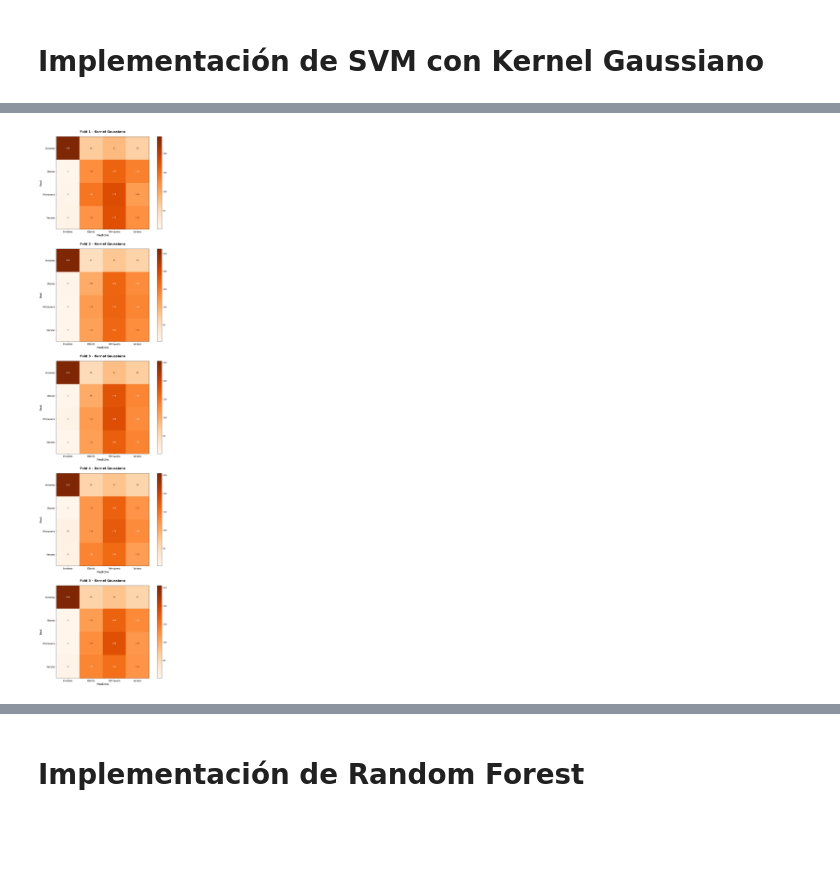
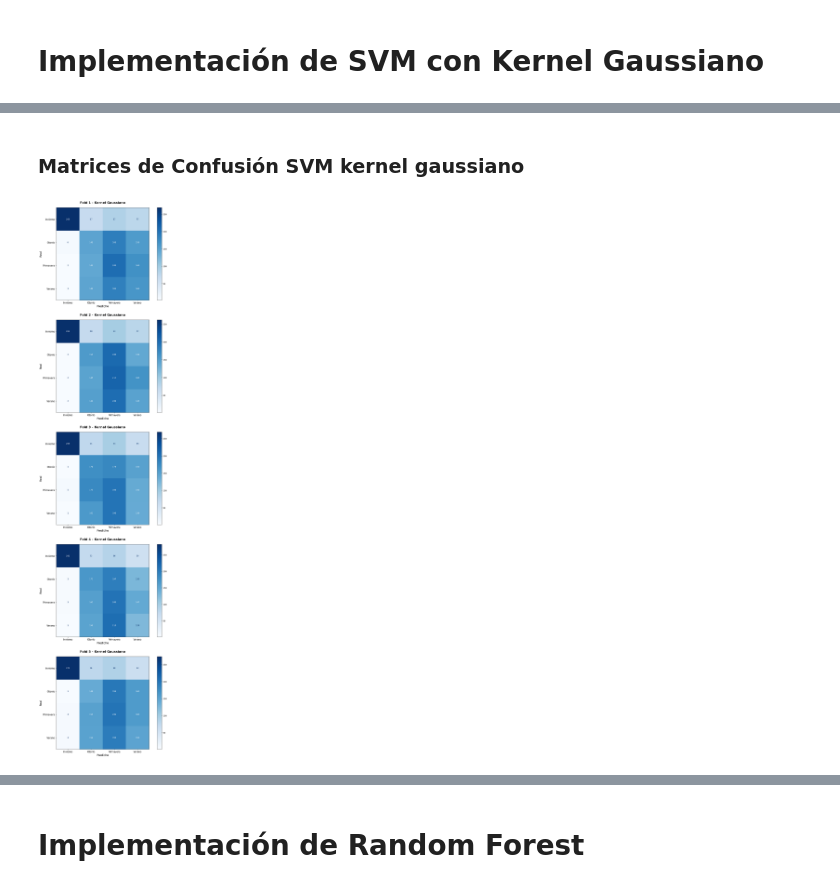
Before and after one commit to Fabrote/season-classifier, a Jupyter notebook: MD-TP3_TAPIA-PALACIO.ipynb, the cells around one changed output, grey strips where cells are left out. Cells and saved outputs as stored; diff of their text form; code cells hidden in the pictures; blank space fills up the shorter version.

```diff
--- a/MD-TP3_TAPIA-PALACIO.ipynb
+++ b/MD-TP3_TAPIA-PALACIO.ipynb
@@ -579,0 +655,43 @@ dtype: float64
+# %%
+best_C = grid_search_rbf.best_params_["classifier__C"]
+best_gamma = grid_search_rbf.best_params_["classifier__gamma"]
+
+resultados_rbf = []
+matrices_rbf = []
+
+for i, (train_idx, test_idx) in enumerate(skf.split(X, y), start=1):
+
+    X_train_fold, X_test_fold = X.iloc[train_idx], X.iloc[test_idx]
+    y_train_fold, y_test_fold = y.iloc[train_idx], y.iloc[test_idx]
+
+    model = Pipeline(steps=[
+        ('preprocessor', preprocessor),
+        ('classifier', SVC(kernel='rbf', C=best_C, gamma=best_gamma))
+    ])
+
+    model.fit(X_train_fold, y_train_fold)
+    pred = model.predict(X_test_fold)
+
+    # Métricas
+    acc  = accuracy_score(y_test_fold, pred)
+    prec = precision_score(y_test_fold, pred, average='weighted', zero_division=0)
+    rec  = recall_score(y_test_fold, pred, average='weighted', zero_division=0)
+    f1   = f1_score(y_test_fold, pred, average='weighted', zero_division=0)
+
+    resultados_rbf.append({
+        "Fold": i,
+        "Accuracy": acc,
+        "Precision": prec,
+        "Recall": rec,
+        "F1": f1
+    })
+
+    print(f"Fold {i}: Acc={acc:.3f}, Prec={prec:.3f}, Rec={rec:.3f}")
+
+    # Confusion matrix
+    matrices_rbf.append(confusion_matrix(y_test_fold, pred))
+
+# Promedio final
+df_resultados_rbf = pd.DataFrame(resultados_rbf)
+print("\nResultados Promedio SVM RBF:")
+print(df_resultados_rbf.mean(numeric_only=True).round(3))
@@ -580,20 +726,22 @@ dtype: float64
+# %% [markdown]
+### Matrices de Confusión SVM kernel gaussiano
 # %%
 fig, axes = plt.subplots(5, 1, figsize=(12, 40))
 
 estaciones_labels = best_model_rbf.classes_
 
 for i, cm in enumerate(matrices_rbf):
     disp = ConfusionMatrixDisplay(confusion_matrix=cm, display_labels=estaciones_labels)
 
-    disp.plot(cmap=plt.cm.Oranges, ax=axes[i], values_format='d')
+    disp.plot(cmap=plt.cm.Blues, ax=axes[i], values_format='d')
 
     # Estilo de títulos y ejes
     axes[i].set_title(f'Fold {i+1} - Kernel Gaussiano', fontsize=16, fontweight='bold', pad=20)
     axes[i].set_xlabel('Predicho', fontsize=14)
     axes[i].set_ylabel('Real', fontsize=14)
     axes[i].tick_params(axis='both', which='major', labelsize=12)
 
 plt.tight_layout(pad=3.0)
 plt.show()
 # %% [output]
-[figure, old version]
+[figure, new version]
```
Also changed, not shown: parts of 48 cells of this notebook.
